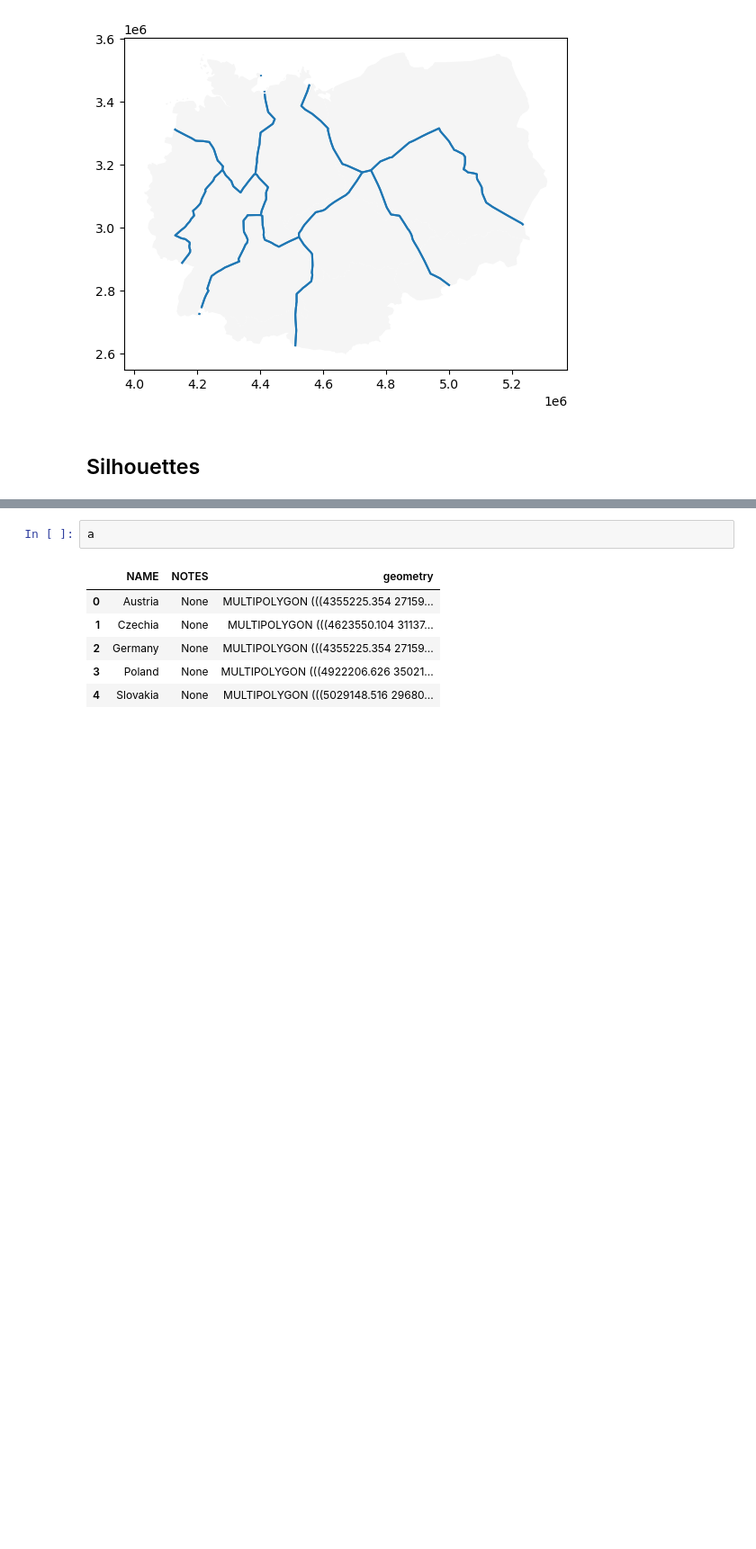
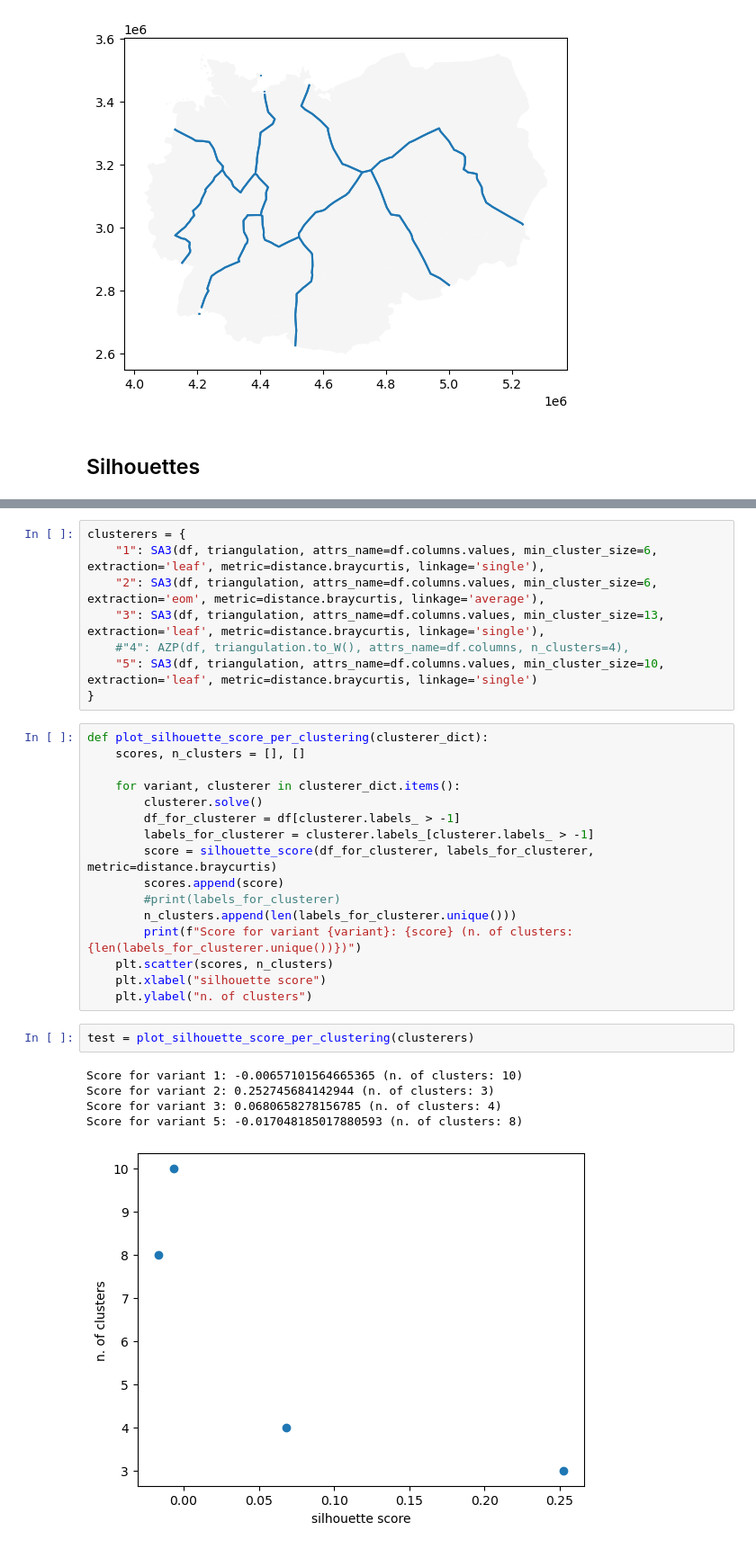
Before and after one commit to uscuni/boundaries_of_change, a Jupyter notebook: code/04_clustering.ipynb, the cells around one changed output, grey strips where cells are left out. Shown at 90% size. Saved outputs shown, nothing was run; the diff lists cells and outputs as text; blank space fills up the shorter version.

Commit message:
plot clustering scores

```diff
--- a/code/04_clustering.ipynb
+++ b/code/04_clustering.ipynb
@@ -519,9 +479,32 @@ cnt_table_norm
-# %%
-a
-# %% [output]
-|  | NAME | NOTES | geometry |
-| 0 | Austria | None | MULTIPOLYGON (((4355225.354 27159... |
-| 1 | Czechia | None | MULTIPOLYGON (((4623550.104 31137... |
-| 2 | Germany | None | MULTIPOLYGON (((4355225.354 27159... |
-| 3 | Poland | None | MULTIPOLYGON (((4922206.626 35021... |
-| 4 | Slovakia | None | MULTIPOLYGON (((5029148.516 29680... |
+# %%
+clusterers = {
+    "1": SA3(df, triangulation, attrs_name=df.columns.values, min_cluster_size=6, extraction='leaf', metric=distance.braycurtis, linkage='single'),
+    "2": SA3(df, triangulation, attrs_name=df.columns.values, min_cluster_size=6, extraction='eom', metric=distance.braycurtis, linkage='average'),
+    "3": SA3(df, triangulation, attrs_name=df.columns.values, min_cluster_size=13, extraction='leaf', metric=distance.braycurtis, linkage='single'),
+    #"4": AZP(df, triangulation.to_W(), attrs_name=df.columns, n_clusters=4),
+    "5": SA3(df, triangulation, attrs_name=df.columns.values, min_cluster_size=10, extraction='leaf', metric=distance.braycurtis, linkage='single')
+}
+# %%
+def plot_silhouette_score_per_clustering(clusterer_dict):
+    scores, n_clusters = [], []
+
+    for variant, clusterer in clusterer_dict.items():
+        clusterer.solve()
+        df_for_clusterer = df[clusterer.labels_ > -1]
+        labels_for_clusterer = clusterer.labels_[clusterer.labels_ > -1]
+        score = silhouette_score(df_for_clusterer, labels_for_clusterer, metric=distance.braycurtis)
+        scores.append(score)
+        #print(labels_for_clusterer)
+        n_clusters.append(len(labels_for_clusterer.unique()))
+        print(f"Score for variant {variant}: {score} (n. of clusters: {len(labels_for_clusterer.unique())})")
+    plt.scatter(scores, n_clusters)
+    plt.xlabel("silhouette score")
+    plt.ylabel("n. of clusters")
+# %%
+test = plot_silhouette_score_per_clustering(clusterers)
+# %% [output]
+Score for variant 1: -0.00657101564665365 (n. of clusters: 10)
+Score for variant 2: 0.252745684142944 (n. of clusters: 3)
+Score for variant 3: 0.0680658278156785 (n. of clusters: 4)
+Score for variant 5: -0.017048185017880593 (n. of clusters: 8)
+[figure, added]
```
Also changed, not shown: parts of 20 cells of this notebook.
